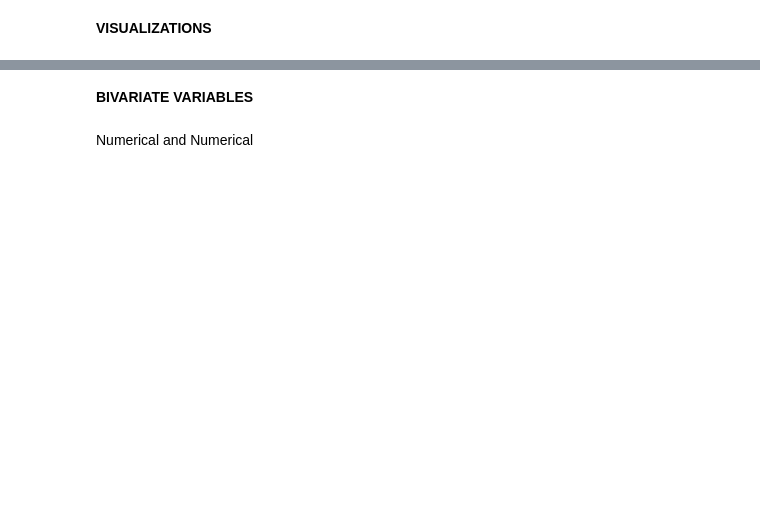
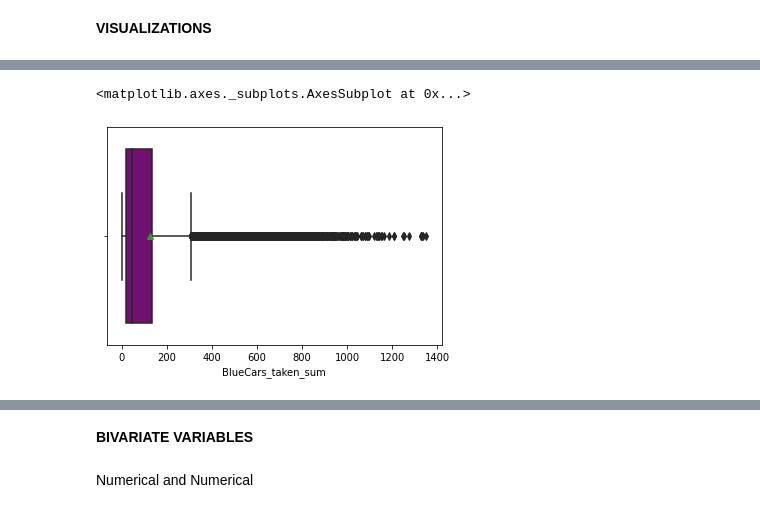
Before and after one commit to BuretGriffin/COREWEEK4-MORINGA, a Jupyter notebook: BURET_GRIFFIN_WEEK4_CORE_MORINGA.ipynb, the cells around one changed output, grey strips where cells are left out. Cells and saved outputs as stored; diff of their text form; code cells hidden in the pictures; blank space fills up the shorter version.

```diff
--- a/BURET_GRIFFIN_WEEK4_CORE_MORINGA.ipynb
+++ b/BURET_GRIFFIN_WEEK4_CORE_MORINGA.ipynb
@@ -334,4 +405,7 @@ sns.boxplot(car['bluecars_returned_sum'], color='green',showmeans=True)
 # %%
-sns.boxplot(car['bluecars_taken_sum'],color='purple', showmeans=True)
+sns.boxplot(car['BlueCars_taken_sum'],color='purple', showmeans=True)
+# %% [output]
+<matplotlib.axes._subplots.AxesSubplot at 0x...>
+[figure, added]
 # %%
 #Bar chart for sum of blue cars taken
```
Also changed, not shown: parts of 44 cells of this notebook.
